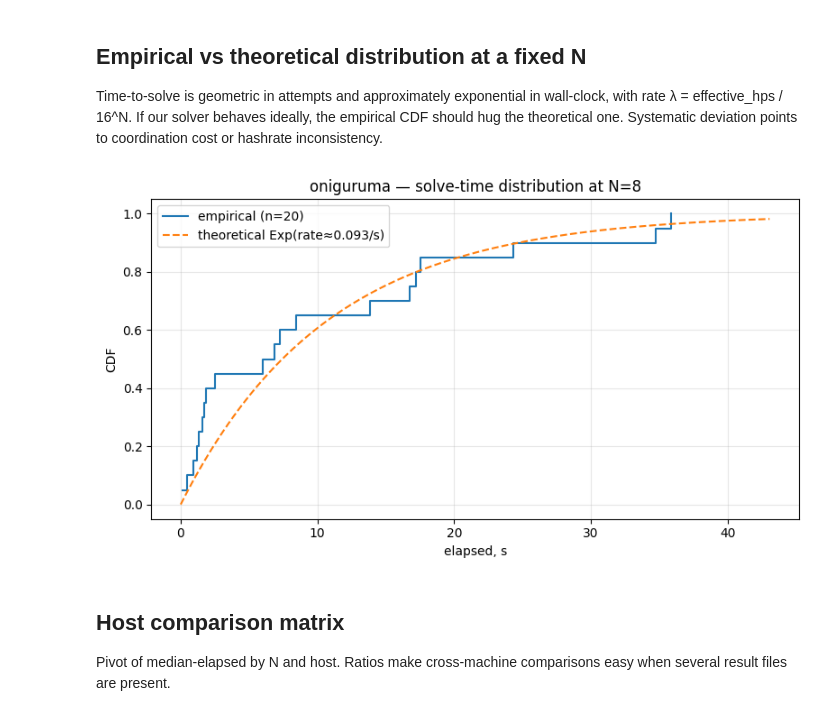
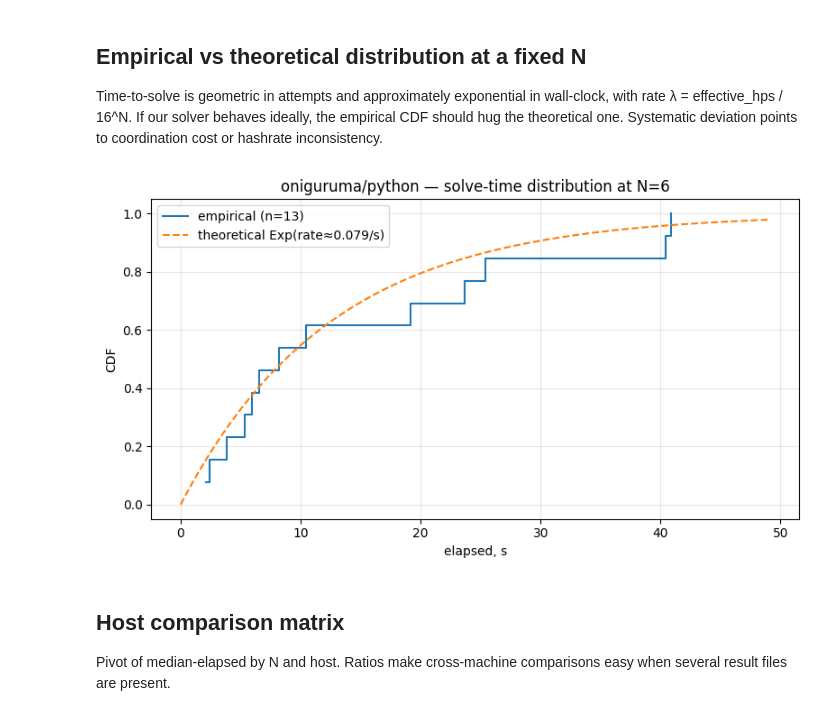
Before and after one commit to danilkiff/pow, a Jupyter notebook: analysis/explore_results.ipynb, the cells around one changed output. Cells and saved outputs as stored; diff of their text form; code cells hidden in the pictures.

Commit message:
analysis: python baseline json + dual-panel strip/overhead chart

```diff
--- a/analysis/explore_results.ipynb
+++ b/analysis/explore_results.ipynb
@@ -30,6 +30,7 @@ looking for results in: /Users/pikachu/dev/pow/results
 class Run:
     source: str  # filename
     host: str  # hostname extracted from filename
+    label: str  # host/<backend-suffix> — distinguishes implementations
     target_secs: float
     runs_per_n: int
     threads: int
@@ -39,9 +40,11 @@ class Run:
 
 def load_one(path: Path) -> Run:
     data = json.loads(path.read_text())
-    # filename pattern: bench-<host>-<stamp>.json
-    stem = path.stem
-    host = stem.split("-", 2)[1] if stem.startswith("bench-") else "unknown"
+    # filename pattern: bench-<host>-<stamp>[-<backend>].json
+    parts = path.stem.split("-") if path.stem.startswith("bench-") else []
+    host = parts[1] if len(parts) > 1 else "unknown"
+    backend = "-".join(parts[3:]) if len(parts) > 3 else "default"
+    label = f"{host}/{backend}"
     rows = []
     for r in data["results"]:
         for i, (att, el) in enumerate(
@@ -59,6 +62,7 @@ def load_one(path: Path) -> Run:
     return Run(
         source=path.name,
         host=host,
+        label=label,
         target_secs=float(data["config"]["target_secs"]),
         runs_per_n=int(data["config"]["runs_per_n"]),
         threads=int(data["config"]["threads"]),
@@ -81,7 +85,7 @@ else:
         n_min = int(r.df["n_zeros"].min())
         n_max = int(r.df["n_zeros"].max())
         print(
-            f"{r.source}: host={r.host} threads={r.threads} "
+            f"{r.source}: label={r.label} threads={r.threads} "
             f"N={n_min}..{n_max} runs/N={r.runs_per_n}"
         )
 # %% [output]
@@ -218,39 +312,40 @@ def plot_cdf(run: Run, n: int) -> None:
         return
     eff_hps = run.df[run.df["n_zeros"] == n]["hps"].mean()
     rate = eff_hps / (16**n)
     ts = np.linspace(0, elapsed.max() * 1.2, 200)
     theoretical = 1.0 - np.exp(-rate * ts)
 
     _fig, ax = plt.subplots(figsize=(8, 4.5))
     ax.step(
         elapsed,
         np.arange(1, len(elapsed) + 1) / len(elapsed),
         where="post",
         label=f"empirical (n={len(elapsed)})",
     )
     ax.plot(
         ts, theoretical, linestyle="--", label=f"theoretical Exp(rate≈{rate:.3f}/s)"
     )
     ax.set_xlabel("elapsed, s")
     ax.set_ylabel("CDF")
-    ax.set_title(f"{run.host} — solve-time distribution at N={n}")
+    ax.set_title(f"{run.label} — solve-time distribution at N={n}")
     ax.legend()
     ax.grid(True, alpha=0.3)
     plt.tight_layout()
     plt.show()
 
 
 if runs:
     # pick the "most statistically meaningful" N — one with runs >= 10
-    r = runs[0]
-    counts = r.df.groupby("n_zeros").size()
+    # prefer the slowest implementation so the distribution is interesting
+    target_run = max(runs, key=lambda r: r.df["elapsed"].median())
+    counts = target_run.df.groupby("n_zeros").size()
     candidates = counts[counts >= 10]
     if not candidates.empty:
-        plot_cdf(r, int(candidates.index.max()))
+        plot_cdf(target_run, int(candidates.index.max()))
     else:
-        plot_cdf(r, int(counts.index.max()))
+        plot_cdf(target_run, int(counts.index.max()))
 # %% [output]
-[figure, old version]
+[figure, new version]
 # %% [markdown]
 ## Host comparison matrix
 
```
Also changed, not shown: parts of 6 cells of this notebook, 5 other files.
